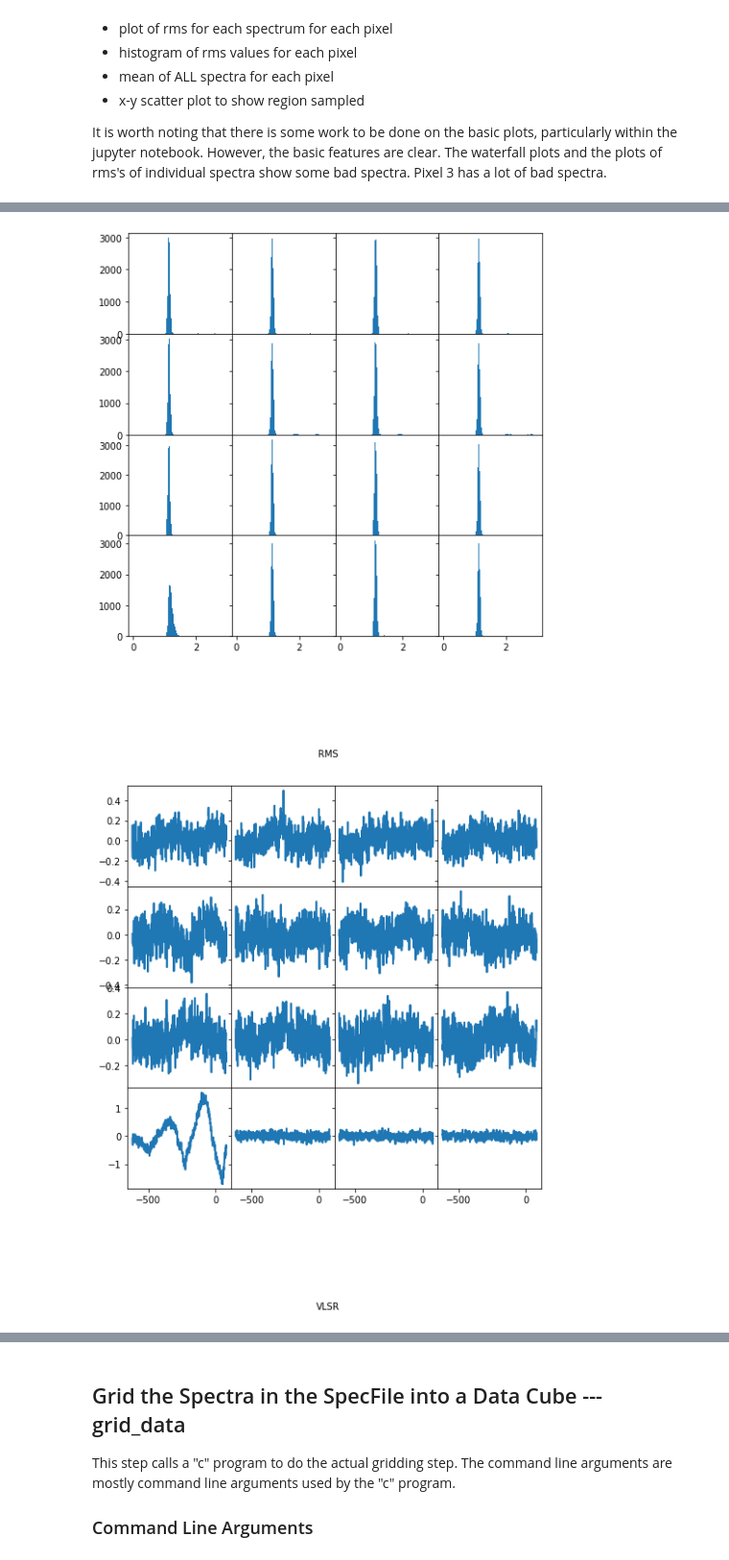
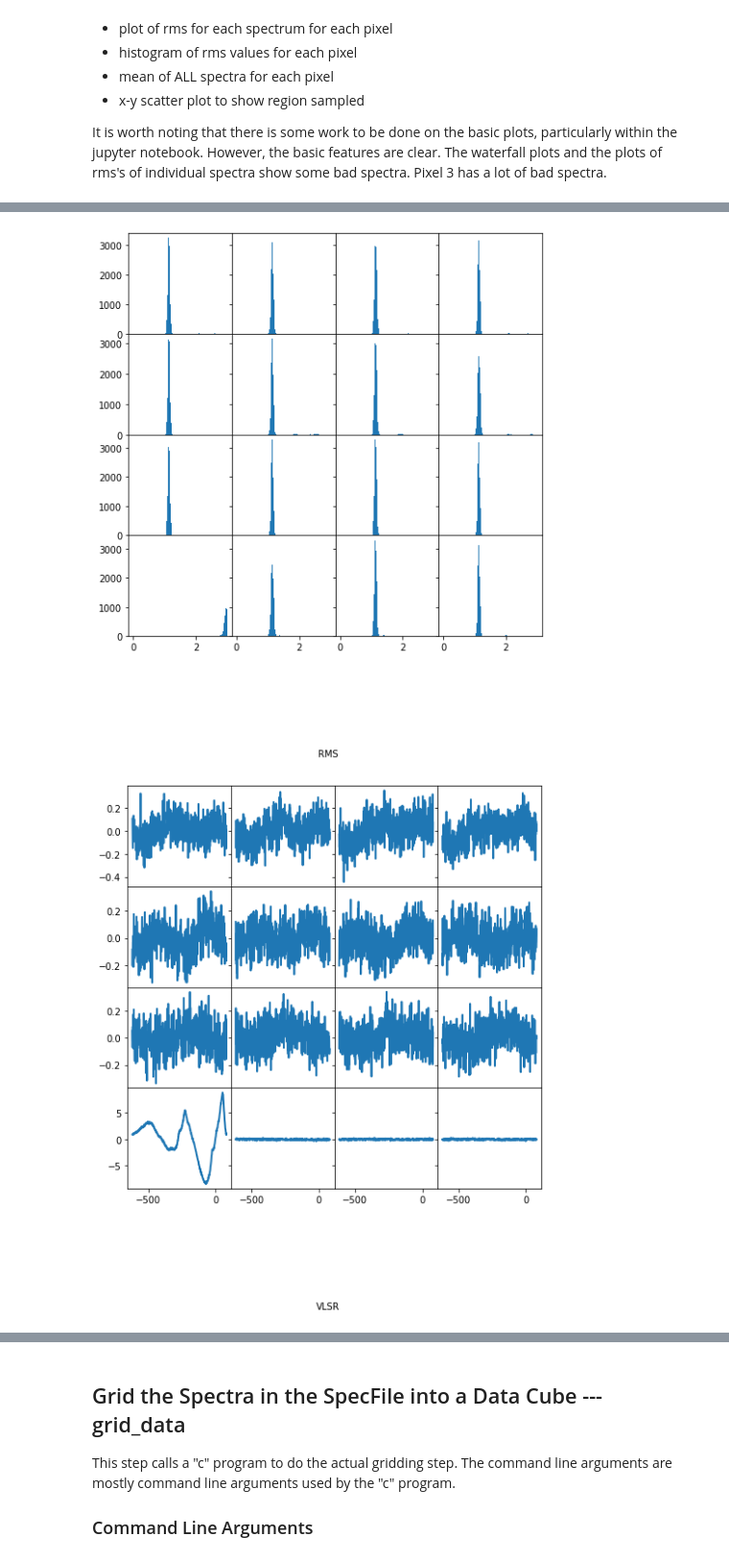
Before and after one commit to yvonneban/SpectralLineReduction, a Jupyter notebook: PipelineProcessExample.ipynb, the cells around one changed output, grey strips where cells are left out. Shown at 96% size. Saved outputs shown, nothing was run; the diff lists cells and outputs as text; code cells hidden in the pictures.

```diff
--- a/PipelineProcessExample.ipynb
+++ b/PipelineProcessExample.ipynb
@@ -133,6 +136,6 @@ By default the viewer will present plots of results for all 16 pixels in the arr
 
 It is worth noting that there is some work to be done on the basic plots, particularly within the jupyter notebook.  However, the basic features are clear.  The waterfall plots and the plots of rms's of individual spectra show some bad spectra.  Pixel 3 has a lot of bad spectra.
 # %%
-run view_spec_file -i M31_Region_J-K_CO_1.nc --plot_range [-1.,1.]
+run view_spec_file -i M31_Region_J-K_CO_2.nc --plot_range [-1.,1.]
 # %% [output]
 program view_spec_file options
@@ -146,2 +149,2 @@ plot range       =  [-1.0, 1.0]
-[figure, old version]
+[figure, new version]
-[figure, old version]
+[figure, new version]
```
Also changed, not shown: parts of 5 cells of this notebook.
